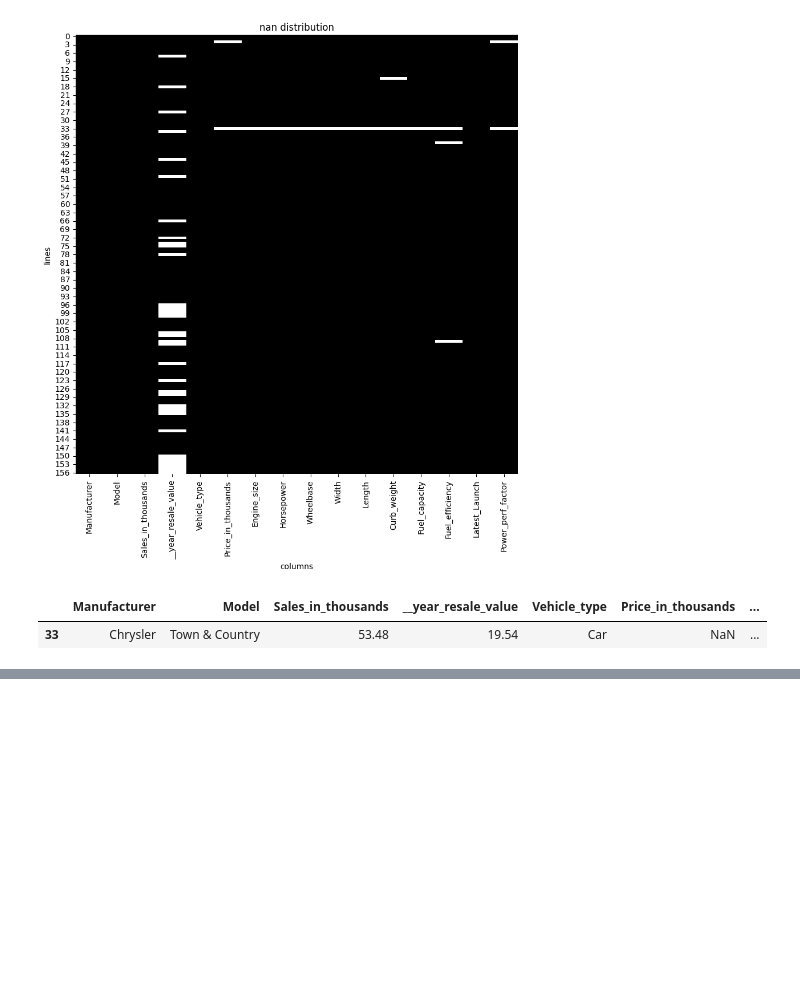
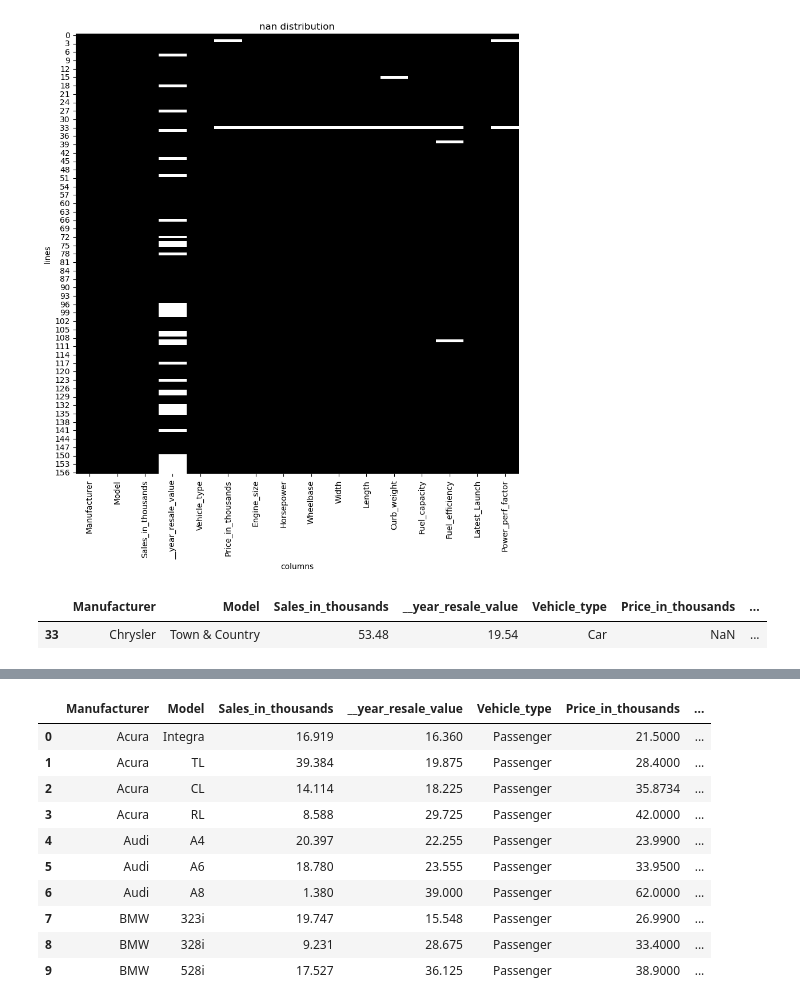
Before and after one commit to churkenberg/primary_data_processing, a Jupyter notebook: clearing.ipynb, the cells around one changed output, grey strips where cells are left out. Drawn from its saved outputs; the diff is of its cells as text; code cells hidden in the pictures; blank space fills up the shorter version.

```diff
--- a/clearing.ipynb
+++ b/clearing.ipynb
@@ -109,0 +173,14 @@ data_float.shape
+# %%
+data.head(10)
+# %% [output]
+|  | Manufacturer | Model | Sales_in_thousands | __year_resale_value | Vehicle_type | Price_in_thousands | ... |
+| 0 | Acura | Integra | 16.919 | 16.360 | Passenger | 21.5000 | ... |
+| 1 | Acura | TL | 39.384 | 19.875 | Passenger | 28.4000 | ... |
+| 2 | Acura | CL | 14.114 | 18.225 | Passenger | 35.8734 | ... |
+| 3 | Acura | RL | 8.588 | 29.725 | Passenger | 42.0000 | ... |
+| 4 | Audi | A4 | 20.397 | 22.255 | Passenger | 23.9900 | ... |
+| 5 | Audi | A6 | 18.780 | 23.555 | Passenger | 33.9500 | ... |
+| 6 | Audi | A8 | 1.380 | 39.000 | Passenger | 62.0000 | ... |
+| 7 | BMW | 323i | 19.747 | 15.548 | Passenger | 26.9900 | ... |
+| 8 | BMW | 328i | 9.231 | 28.675 | Passenger | 33.4000 | ... |
+| 9 | BMW | 528i | 17.527 | 36.125 | Passenger | 38.9000 | ... |
```
Also changed, not shown: parts of 10 cells of this notebook.
